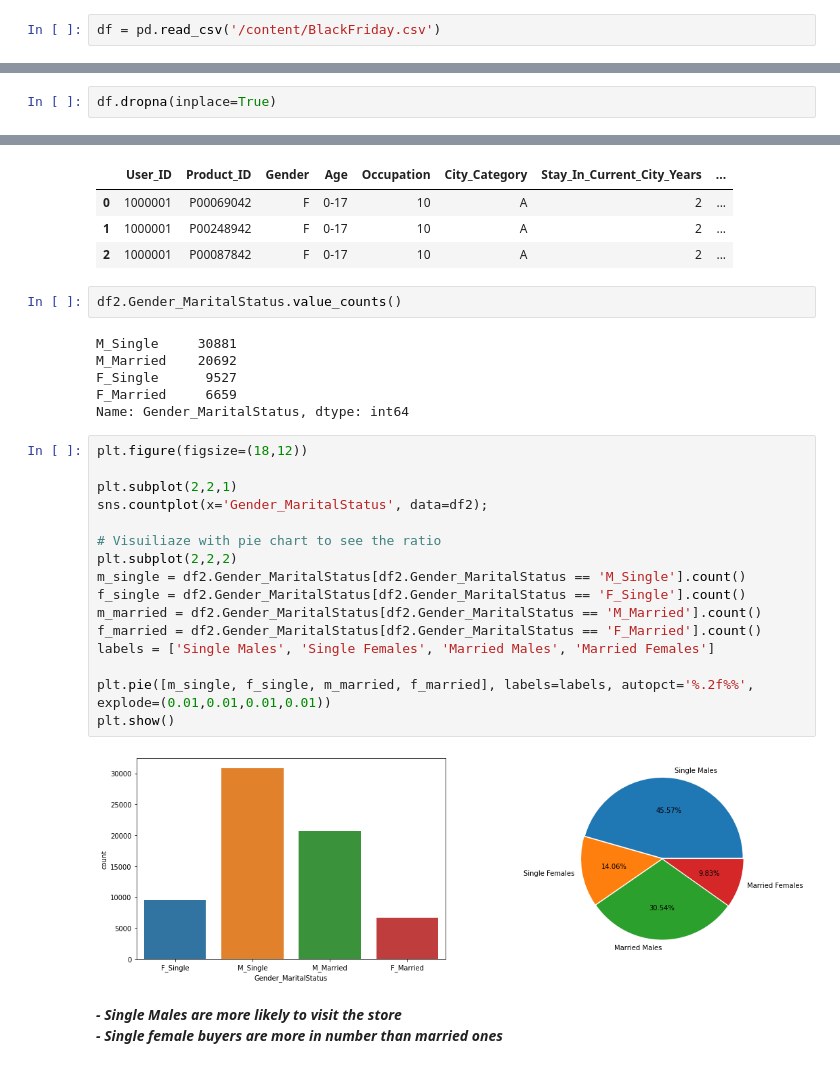
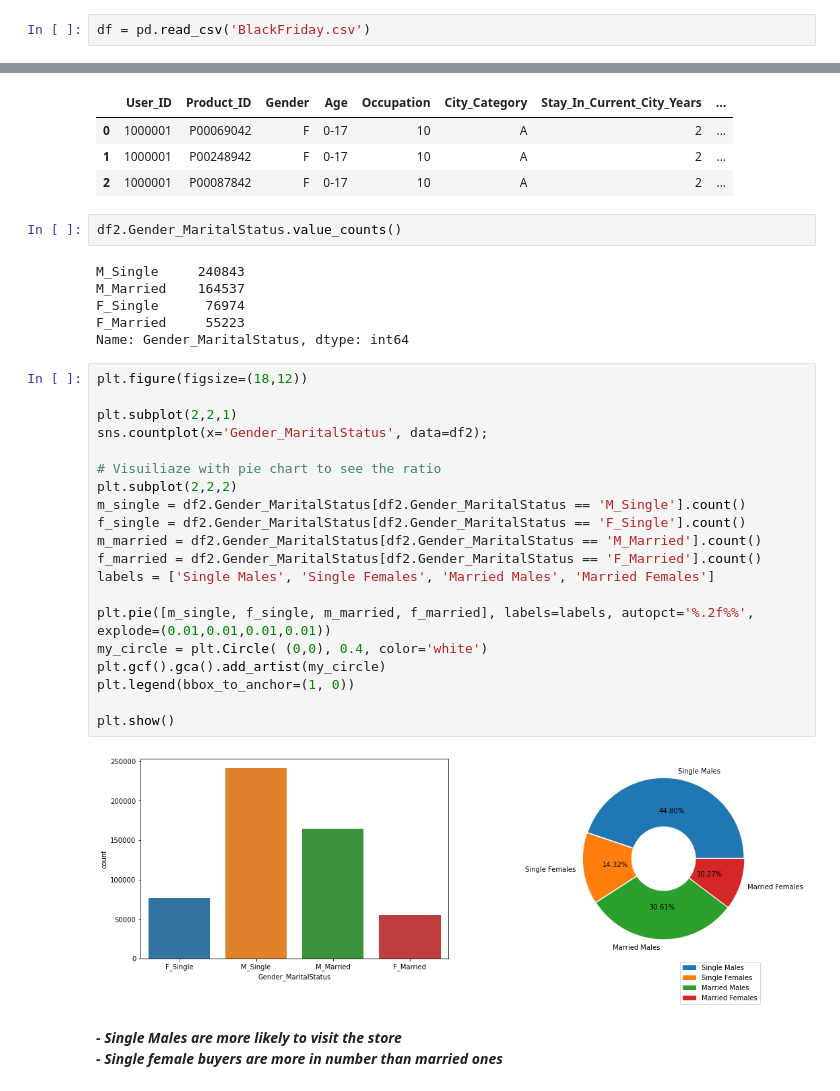
Before and after one commit to eyadayman12/Data-Science-and-Machine-Learning-Projects, a Jupyter notebook: Black Friday Analysis/Black Friday Analysis Project.ipynb, the cells around one changed output, grey strips where cells are left out. Cells and saved outputs as stored; diff of their text form.

Commit message:
Black Friday Project

```diff
--- a/Black Friday Analysis/Black Friday Analysis Project.ipynb
+++ b/Black Friday Analysis/Black Friday Analysis Project.ipynb
@@ -9,5 +49,5 @@ from sklearn.ensemble import GradientBoostingRegressor
 # %%
-df = pd.read_csv('/content/BlackFriday.csv')
+df = pd.read_csv('BlackFriday.csv')
 # %%
 df.head()
 # %% [output]
@@ -110,3 +148 @@ Purchase                      1
 dtype: int64
-# %%
-df.dropna(inplace=True)
@@ -354,29 +375,33 @@ df2.head(3)
 # %%
 df2.Gender_MaritalStatus.value_counts()
 # %% [output]
-M_Single     30881
-M_Married    20692
-F_Single      9527
-F_Married     6659
+M_Single     240843
+M_Married    164537
+F_Single      76974
+F_Married     55223
 Name: Gender_MaritalStatus, dtype: int64
 # %%
 plt.figure(figsize=(18,12))
 
 plt.subplot(2,2,1)
 sns.countplot(x='Gender_MaritalStatus', data=df2);
 
 # Visuiliaze with pie chart to see the ratio
 plt.subplot(2,2,2)
 m_single = df2.Gender_MaritalStatus[df2.Gender_MaritalStatus == 'M_Single'].count()
 f_single = df2.Gender_MaritalStatus[df2.Gender_MaritalStatus == 'F_Single'].count()
 m_married = df2.Gender_MaritalStatus[df2.Gender_MaritalStatus == 'M_Married'].count()
 f_married = df2.Gender_MaritalStatus[df2.Gender_MaritalStatus == 'F_Married'].count()
 labels = ['Single Males', 'Single Females', 'Married Males', 'Married Females']
 
 plt.pie([m_single, f_single, m_married, f_married], labels=labels, autopct='%.2f%%', explode=(0.01,0.01,0.01,0.01))
+my_circle = plt.Circle( (0,0), 0.4, color='white')
+plt.gcf().gca().add_artist(my_circle)
+plt.legend(bbox_to_anchor=(1, 0))
+
 plt.show()
 # %% [output]
-[figure, old version]
+[figure, new version]
 # %% [markdown]
 ***- Single Males are more likely to visit the store***<br>
 ***- Single female buyers are more in number than married ones***
```
Also changed, not shown: parts of 79 cells of this notebook.
